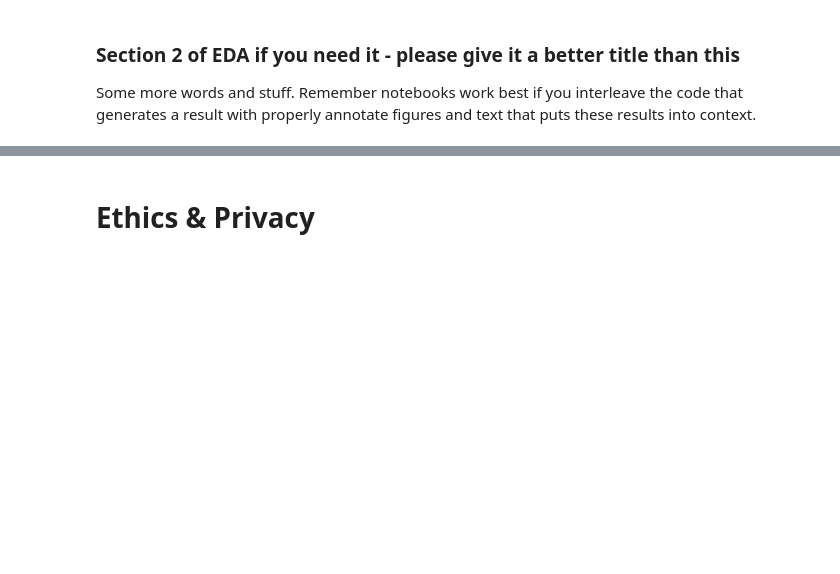
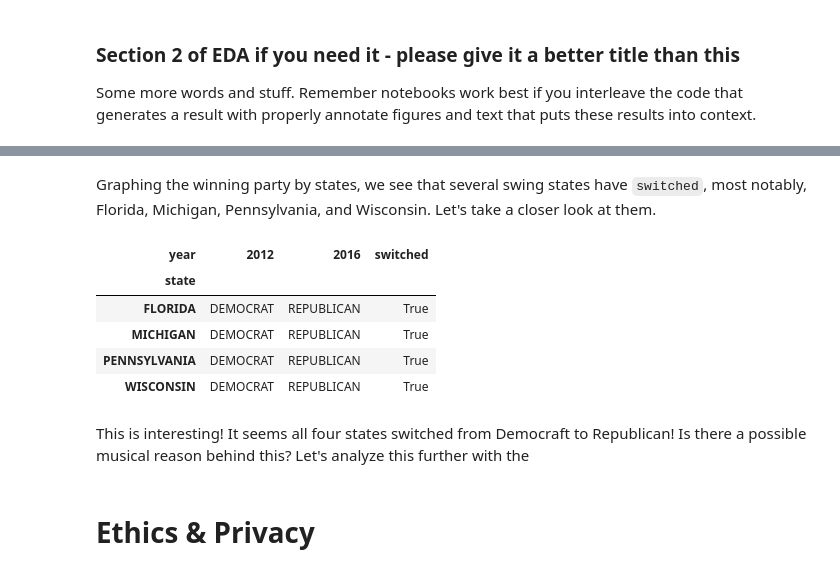
Before and after one commit to katiemoc/musical-politics, a Jupyter notebook: EDACheckpoint_Group093-FA24.ipynb, the cells around one changed output, grey strips where cells are left out. Saved outputs shown, nothing was run; the diff lists cells and outputs as text; code cells hidden in the pictures; blank space fills up the shorter version.

```diff
--- a/EDACheckpoint_Group093-FA24.ipynb
+++ b/EDACheckpoint_Group093-FA24.ipynb
@@ -584,3 +606,19 @@ Some more words and stuff.  Remember notebooks work best if you interleave the c
+# %% [markdown]
+Graphing the winning party by states, we see that several swing states have `switched`, most notably, Florida, Michigan, Pennsylvania, and Wisconsin. Let's take a closer look at them.
+# %%
+tidy_pivot = tidy.pivot_table(index='state', columns='year', values='winning_party', aggfunc='first')
+tidy_pivot['switched'] = tidy_pivot[2012] != tidy_pivot[2016]
+switched_states = tidy_pivot[tidy_pivot['switched'] == True]
+switched_states
+# %% [output]
+| year | 2012 | 2016 | switched |
+| state |  |  |  |
+| FLORIDA | DEMOCRAT | REPUBLICAN | True |
+| MICHIGAN | DEMOCRAT | REPUBLICAN | True |
+| PENNSYLVANIA | DEMOCRAT | REPUBLICAN | True |
+| WISCONSIN | DEMOCRAT | REPUBLICAN | True |
+# %% [markdown]
+This is interesting! It seems all four states switched from Democraft to Republican! Is there a possible musical reason behind this? Let's analyze this further with the
 # %% [markdown]
 # Ethics & Privacy
 # %% [markdown]
```
Also changed, not shown: parts of 5 cells of this notebook.
